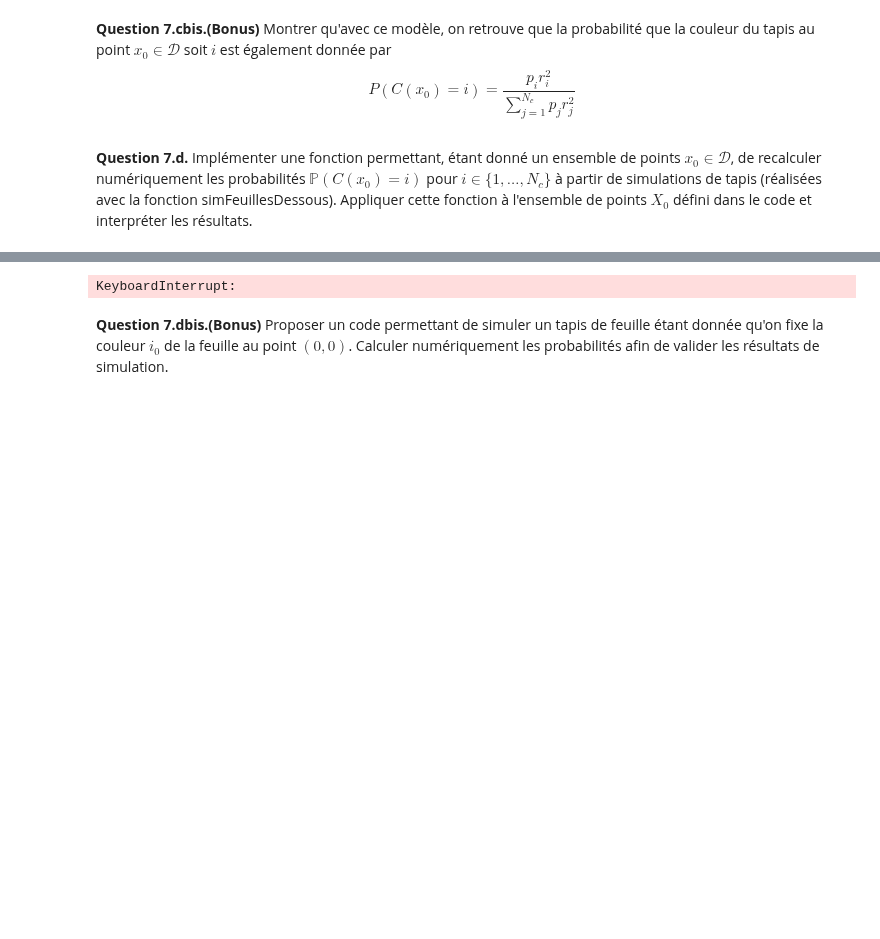
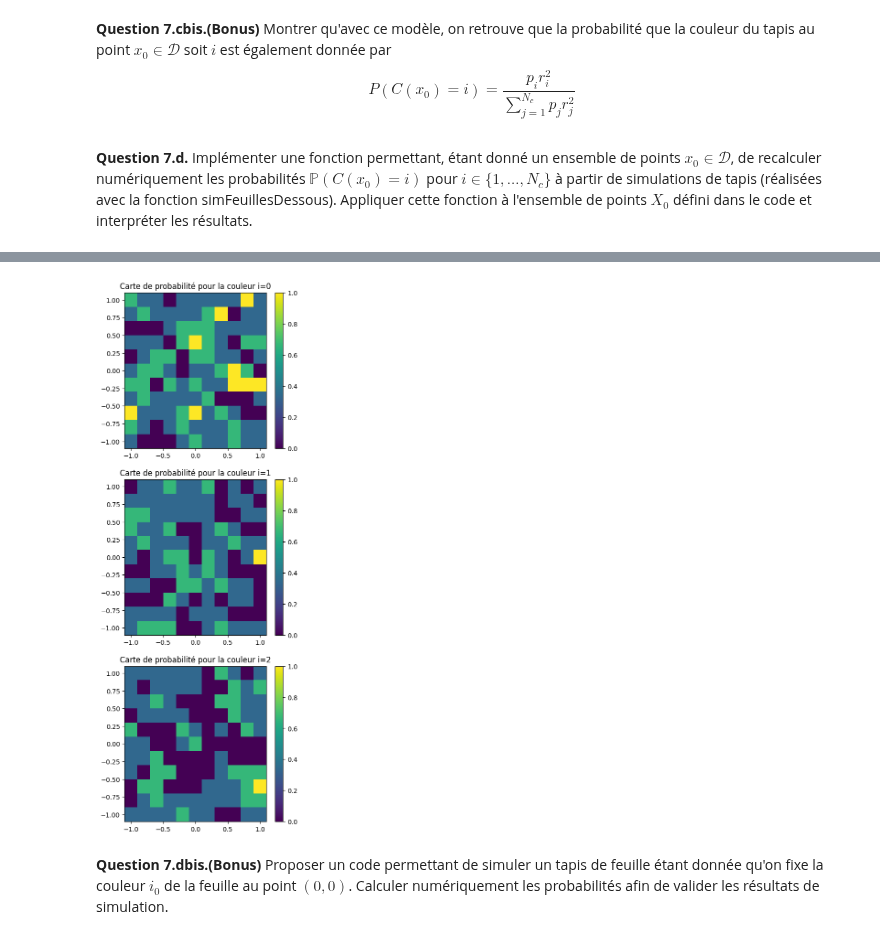
Before and after one commit to bavrillon/Projet-Maths-2---Probas, a Jupyter notebook: PN_Probas_24-25_VF.ipynb, the cells around one changed output, grey strips where cells are left out. Drawn from its saved outputs; the diff is of its cells as text; code cells hidden in the pictures; blank space fills up the shorter version.

```diff
--- a/PN_Probas_24-25_VF.ipynb
+++ b/PN_Probas_24-25_VF.ipynb
@@ -766,18 +766,18 @@ def calcProb(X0,nsim):
 # %%
 ## Points sur lesquels évaluer les probabilités
 X0=np.stack(np.meshgrid(np.arange(D[0],D[1]+0.2,0.2),np.arange(D[0],D[1]+0.2,0.2)),axis=-1).reshape(-1,2)
 
 ## Calcul et représentation
-pvec=calcProb(X0,1000)
+pvec=calcProb(X0,3)
 fig, ax = plt.subplots(3,1,figsize=(5,15))
 Ngd=int(X0.shape[0]**0.5)
 for i in range(Nc):
     im=ax[i].pcolormesh(X0[:,0].reshape((Ngd,Ngd)),X0[:,1].reshape((Ngd,Ngd)),pvec[:,i].reshape((Ngd,Ngd)))
     ax[i].set_title("Carte de probabilité pour la couleur i="+str(i))
     fig.colorbar(im)
 plt.show()
 # %% [output]
-KeyboardInterrupt:
+[figure, added]
 # %% [markdown]
 **Question 7.dbis.(Bonus)** Proposer un code permettant de simuler un tapis de feuille étant donnée qu'on fixe la couleur $i_0$ de la feuille au point $(0,0)$. Calculer numériquement les probabilités afin de valider les résultats de simulation.
 # %%
```
Also changed, not shown: parts of 3 cells of this notebook.
